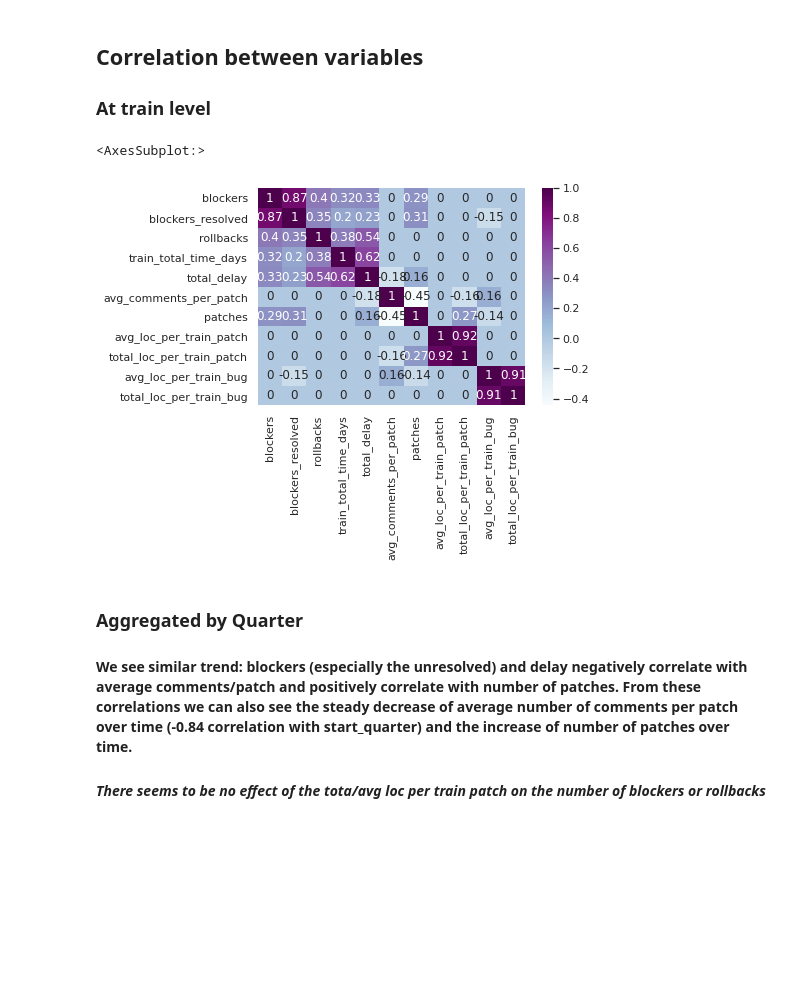
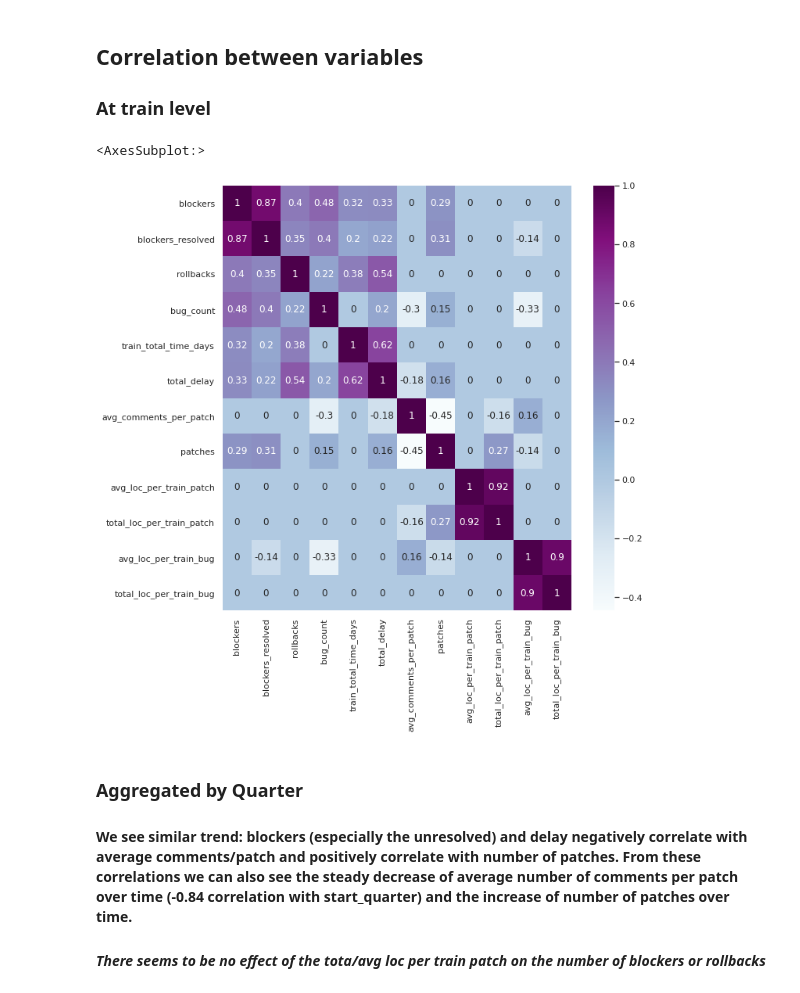
Before and after one commit to mirrys/release-engineering-data, a Jupyter notebook: metrics_reng_data.ipynb, the cells around one changed output. Drawn from its saved outputs; the diff is of its cells as text; code cells hidden in the pictures; blank space fills up the shorter version.

Commit message:
added bug count stats

```diff
--- a/metrics_reng_data.ipynb
+++ b/metrics_reng_data.ipynb
@@ -48,6 +48,7 @@ SELECT
     (select count(*) from blocker b where b.train_id = t.id and group_blocked = 1) as group1_blockers,
     (select count(*) from blocker b where b.train_id = t.id and group_blocked = 2) as group2_blockers,
     (select count(*) from blocker b where b.train_id = t.id and group_blocked = -1) as earlier_blockers,
+    (select count(link) from bug_train bt join bug b on bt.bug_id = b.id where bt.train_id = t.id) as bug_count,
     start_time
 FROM train t
 ''', engine)
@@ -94,7 +95,7 @@ sns.set(style="whitegrid")
 colors=[]
 
 fig,  ax= plt.subplots(figsize=(7, 7))
-for a,c in zip(['blockers','blockers_resolved','rollbacks'],["skyblue","red","black"]):
+for a,c in zip(['blockers','blockers_resolved','rollbacks','bug_count'],["skyblue","red","black","gray"]):
     ax=sns.histplot(data=traindata,x=a,label=a,kde=True,color=c,alpha=0.2)
 plt.title('Distribution of change failure, different metrics.')
 legend = ax.legend(loc='upper right', shadow=True, fontsize='small')
@@ -322,11 +310,13 @@ def pearsonr_pval(x,y):
     r=pearsonr(x,y)
     return r[0] if r[1]<0.05 else 0
 # %%
-corr = traindata[["blockers","blockers_resolved","rollbacks","train_total_time_days","total_delay","avg_comments_per_patch","patches","avg_loc_per_train_patch","total_loc_per_train_patch","avg_loc_per_train_bug","total_loc_per_train_bug"]].corr(method=pearsonr_pval)
+corr = traindata[["blockers","blockers_resolved","rollbacks","bug_count","train_total_time_days","total_delay","avg_comments_per_patch","patches","avg_loc_per_train_patch","total_loc_per_train_patch","avg_loc_per_train_bug","total_loc_per_train_bug"]].corr(method=pearsonr_pval)
+fig,  ax= plt.subplots(figsize=(10, 10))
+
 sns.heatmap(corr, cmap="BuPu", annot=True)
 # %% [output]
 <AxesSubplot:>
-[figure, old version]
+[figure, new version]
 # %% [markdown]
 ### Aggregated by Quarter
 #### We see similar trend: blockers (especially the unresolved) and delay negatively correlate with average comments/patch and positively correlate with number of patches. From these correlations we can also see the steady decrease of average number of comments per patch over time (-0.84 correlation with start_quarter) and the increase of number of patches over time.
```
Also changed, not shown: parts of 37 cells of this notebook.
